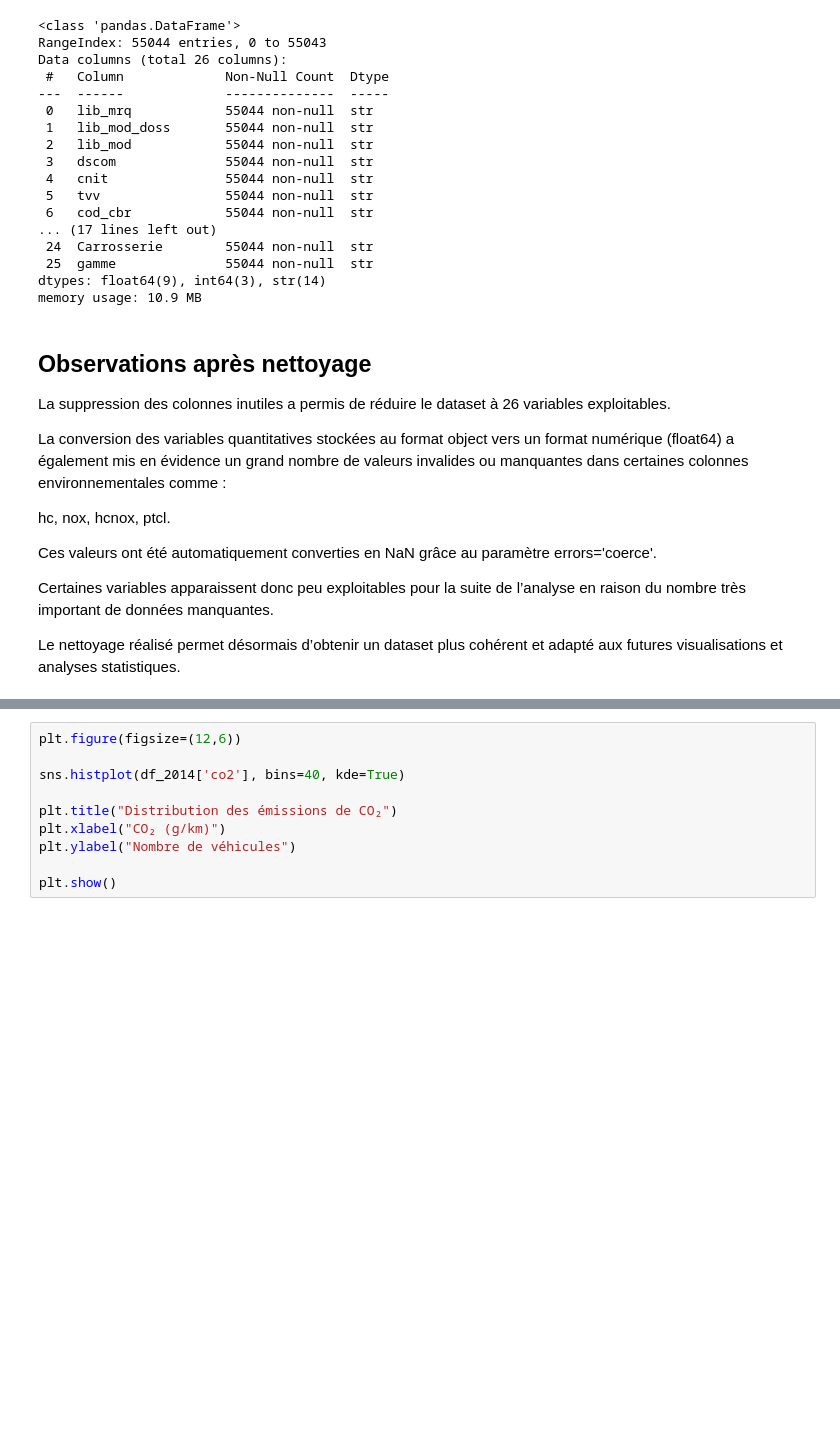
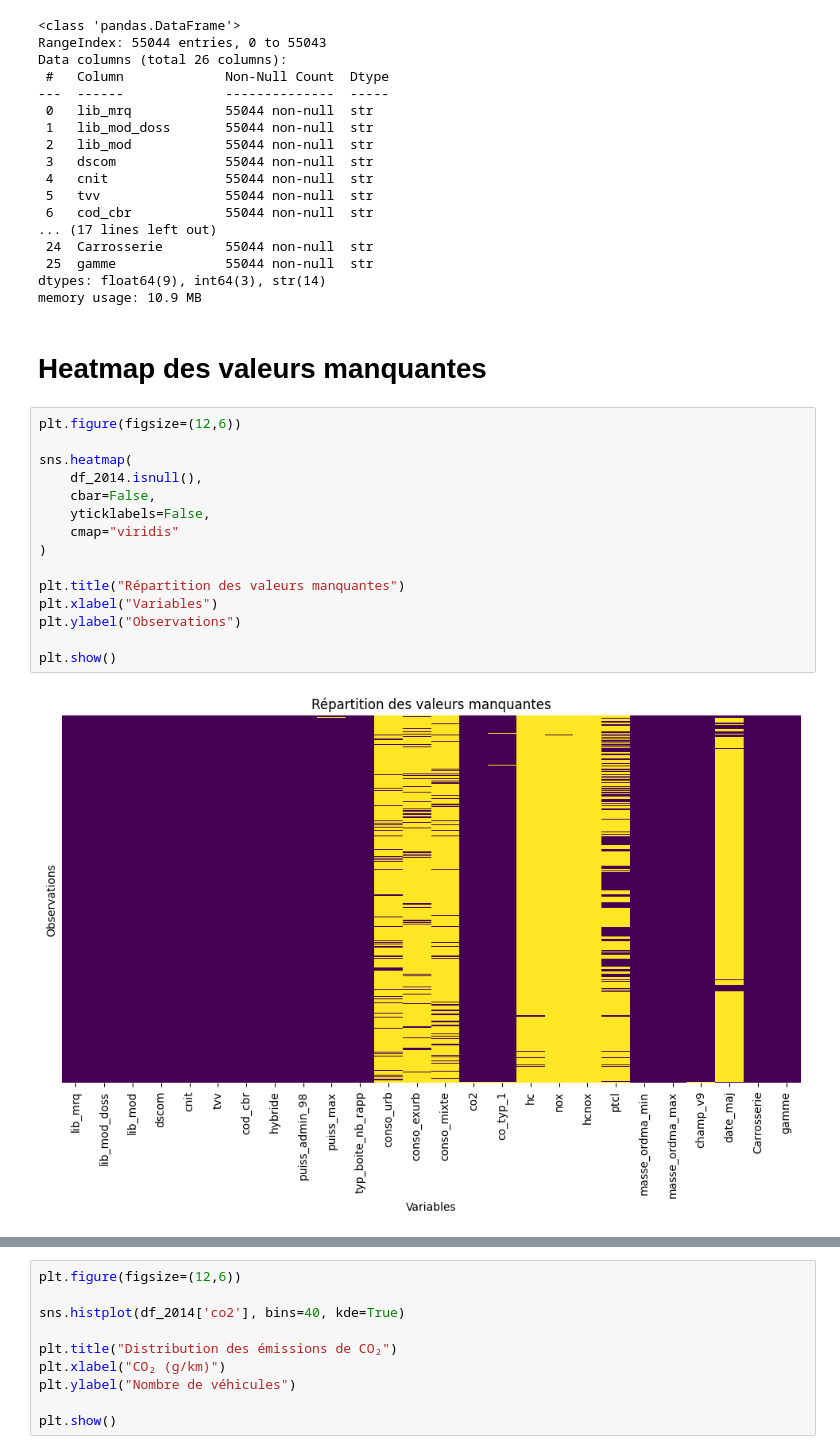
Before and after one commit to LarissaVarnakova/Projet_CO2, a Jupyter notebook: notebooks/eda_aziz.ipynb, the cells around one changed output, grey strips where cells are left out. Drawn from its saved outputs; the diff is of its cells as text; blank space fills up the shorter version.

Commit message:
EDA 2014 : ajout Heatmap

```diff
--- a/notebooks/eda_aziz.ipynb
+++ b/notebooks/eda_aziz.ipynb
@@ -180,20 +179,22 @@ Data columns (total 26 columns):
  25  gamme              55044 non-null  str
 dtypes: float64(9), int64(3), str(14)
 memory usage: 10.9 MB
-# %% [markdown]
-## Observations après nettoyage
-
-La suppression des colonnes inutiles a permis de réduire le dataset à 26 variables exploitables.
-
-La conversion des variables quantitatives stockées au format object vers un format numérique (float64) a également mis en évidence un grand nombre de valeurs invalides ou manquantes dans certaines colonnes environnementales comme :
-
-hc,
-nox,
-hcnox,
-ptcl.
-
-Ces valeurs ont été automatiquement converties en NaN grâce au paramètre errors='coerce'.
-
-Certaines variables apparaissent donc peu exploitables pour la suite de l’analyse en raison du nombre très important de données manquantes.
-
-Le nettoyage réalisé permet désormais d’obtenir un dataset plus cohérent et adapté aux futures visualisations et analyses statistiques.
+# %% [markdown]
+# Heatmap des valeurs manquantes
+# %%
+plt.figure(figsize=(12,6))
+
+sns.heatmap(
+    df_2014.isnull(),
+    cbar=False,
+    yticklabels=False,
+    cmap="viridis"
+)
+
+plt.title("Répartition des valeurs manquantes")
+plt.xlabel("Variables")
+plt.ylabel("Observations")
+
+plt.show()
+# %% [output]
+[figure, added]
```
Also changed, not shown: parts of 9 cells of this notebook.
